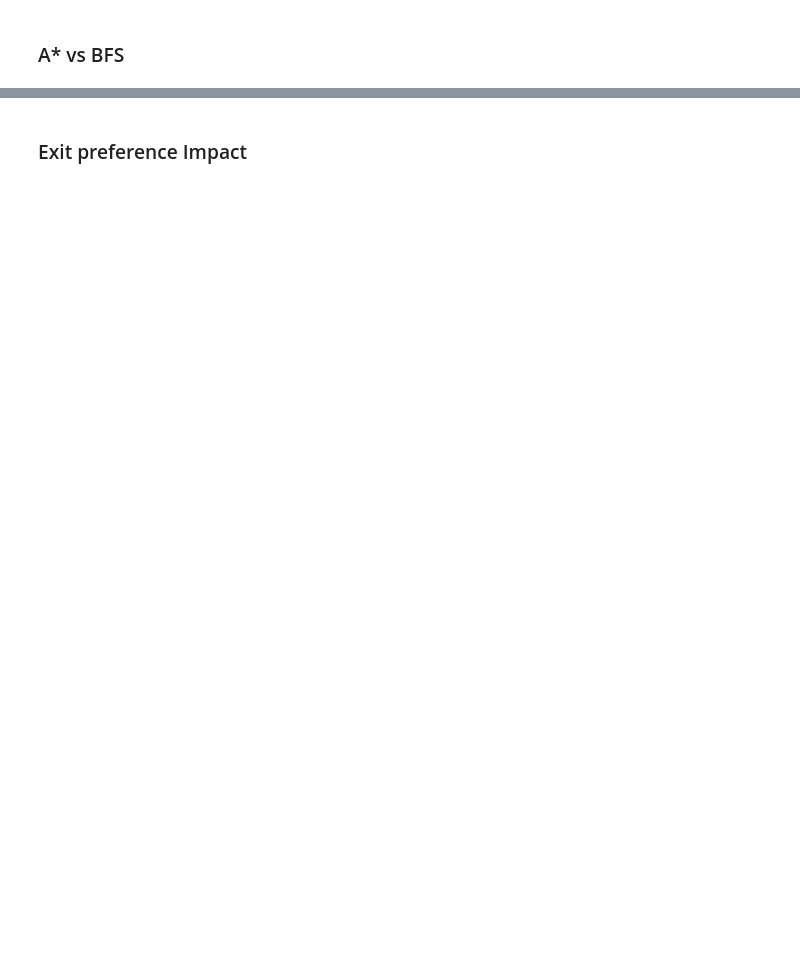
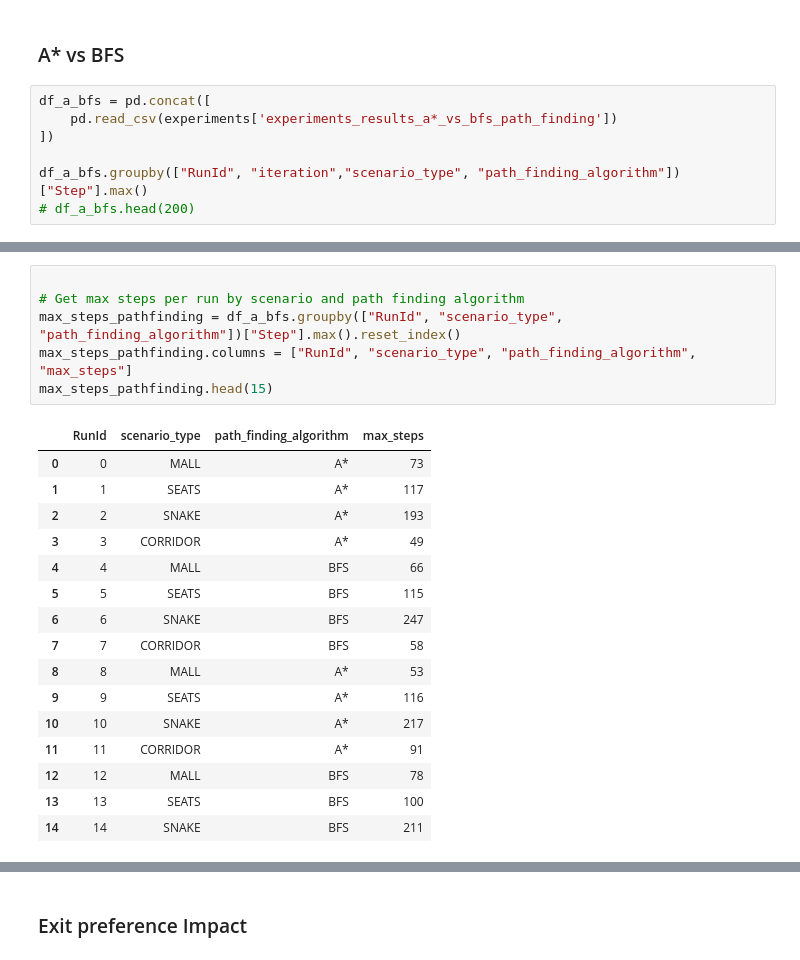
Before and after one commit to MiquelGomezCorral/SMA-MultiAgent-Based-Crowd-Simulation, a Jupyter notebook: notebooks/experiments_results.ipynb, the cells around one changed output, grey strips where cells are left out. Cells and saved outputs as stored; diff of their text form; blank space fills up the shorter version.

```diff
--- a/notebooks/experiments_results.ipynb
+++ b/notebooks/experiments_results.ipynb
@@ -500,2 +861,9 @@ aggressive_ratio
 # %% [markdown]
 ### A* vs BFS
+# %%
+df_a_bfs = pd.concat([
+    pd.read_csv(experiments['experiments_results_a*_vs_bfs_path_finding'])
+])
+
+df_a_bfs.groupby(["RunId", "iteration","scenario_type", "path_finding_algorithm"])["Step"].max()
+# df_a_bfs.head(200)
@@ -501,0 +884,23 @@ aggressive_ratio
+# %%
+
+# Get max steps per run by scenario and path finding algorithm
+max_steps_pathfinding = df_a_bfs.groupby(["RunId", "scenario_type", "path_finding_algorithm"])["Step"].max().reset_index()
+max_steps_pathfinding.columns = ["RunId", "scenario_type", "path_finding_algorithm", "max_steps"]
+max_steps_pathfinding.head(15)
+# %% [output]
+|  | RunId | scenario_type | path_finding_algorithm | max_steps |
+| 0 | 0 | MALL | A* | 73 |
+| 1 | 1 | SEATS | A* | 117 |
+| 2 | 2 | SNAKE | A* | 193 |
+| 3 | 3 | CORRIDOR | A* | 49 |
+| 4 | 4 | MALL | BFS | 66 |
+| 5 | 5 | SEATS | BFS | 115 |
+| 6 | 6 | SNAKE | BFS | 247 |
+| 7 | 7 | CORRIDOR | BFS | 58 |
+| 8 | 8 | MALL | A* | 53 |
+| 9 | 9 | SEATS | A* | 116 |
+| 10 | 10 | SNAKE | A* | 217 |
+| 11 | 11 | CORRIDOR | A* | 91 |
+| 12 | 12 | MALL | BFS | 78 |
+| 13 | 13 | SEATS | BFS | 100 |
+| 14 | 14 | SNAKE | BFS | 211 |
```
Also changed, not shown: parts of 38 cells of this notebook, 2 other files.
